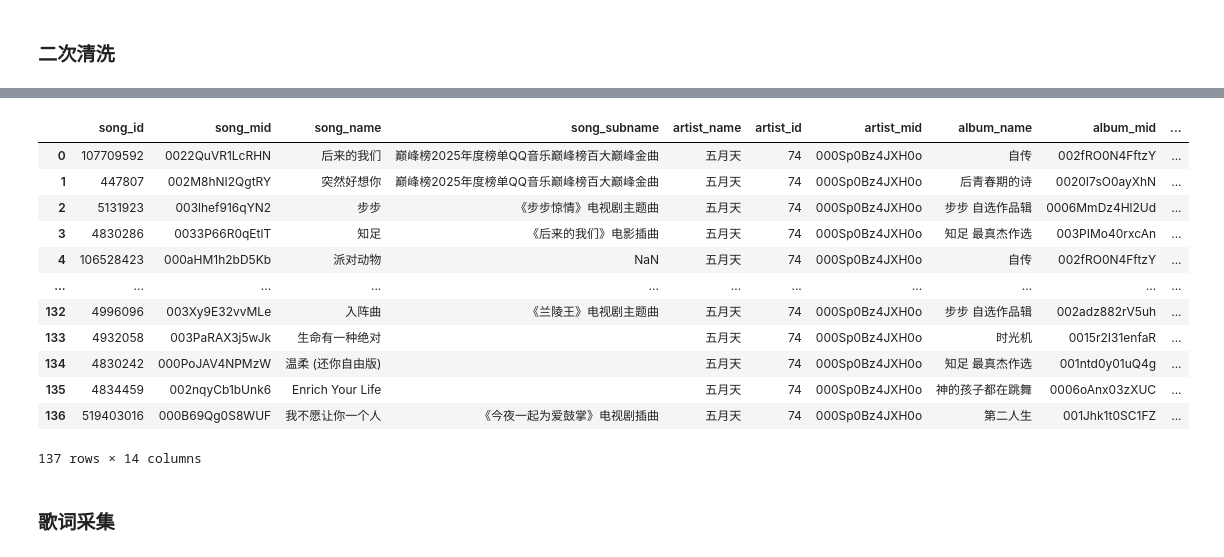
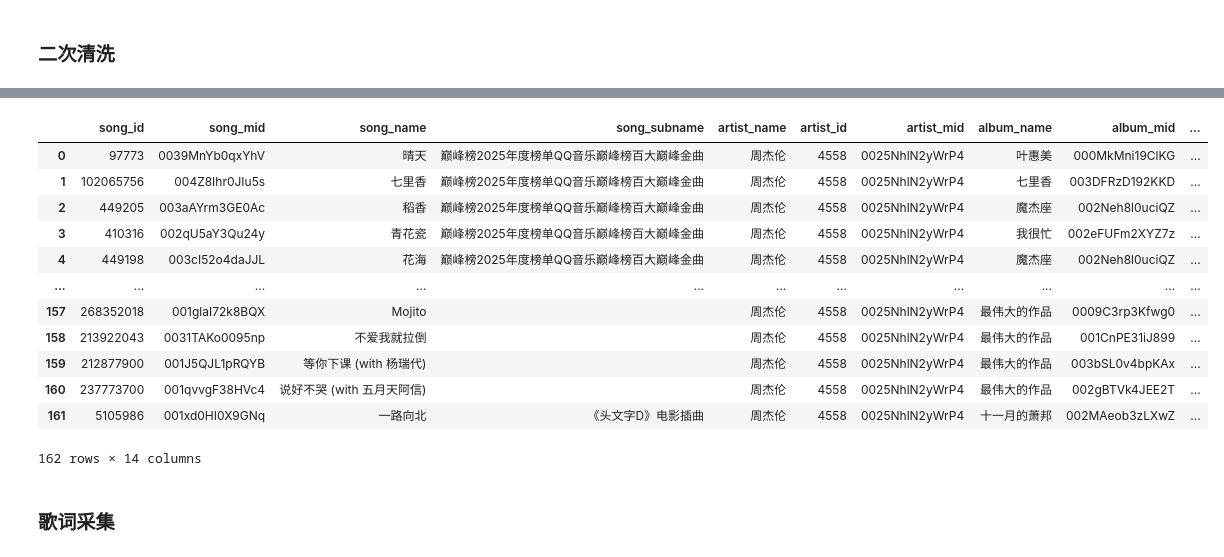
Before and after one commit to Kofi-W/net_charts, a Jupyter notebook: songs/data_crawler_qq.ipynb, the cells around one changed output, grey strips where cells are left out. Drawn from its saved outputs; the diff is of its cells as text; code cells hidden in the pictures.

```diff
--- a/songs/data_crawler_qq.ipynb
+++ b/songs/data_crawler_qq.ipynb
@@ -549,14 +2160,13 @@ song_data_raw_read = df_song_data_raw_read.to_dict(orient='records')
 # 曲目筛选，按专辑
 # 周杰伦
 album_list = [
-    "Jay", "范特西", "八度空间", "叶惠美", "七里香", "十一月的肖邦", "依然范特西", "我很忙", "魔杰座", "跨时代",
-    "惊叹号", "十二新作", "哎哟，不错哦", "周杰伦的床边故事", "最伟大的作品"
+    "Jay", "范特西", "八度空间", "叶惠美", "七里香", "十一月的萧邦", "依然范特西", "我很忙", "魔杰座", "跨时代", "惊叹号", "十二新作", "周杰伦的床边故事", "最伟大的作品", "哎呦，不错哦"
 ]
 # 五月天
-album_list = [
-    '第一张创作专辑', '爱情万岁', '人生海海', '时光机', '神的孩子都在跳舞', '为爱而生', '后青春期的诗',
-    '第二人生（明日版）', '第二人生（末日版）', '自传', '知足 最真杰作选', '步步 自选作品辑 the Best of 1999-2013'
-]
+# album_list = [
+#     '第一张创作专辑', '爱情万岁', '人生海海', '时光机', '神的孩子都在跳舞', '为爱而生', '后青春期的诗',
+#     '第二人生（明日版）', '第二人生（末日版）', '自传', '知足 最真杰作选', '步步 自选作品辑 the Best of 1999-2013'
+# ]
 song_data_filted = filter_album_songs(singger, song_data_raw_read, album_list)
 # %%
 len(song_data_filted)
@@ -618,10 +2236,10 @@ song_data_cleared_1[song_data_cleared_1['album_name'] == album_list_to_fix[0]]
 # %%
 # 补充歌曲，并修改专辑信息
 # 周杰伦
-songs_list_to_add = ['说好不哭', '不爱我就拉倒', 'Mojito', '等你下课', '我是如此相信', '英雄']
+songs_dict_to_add = {'说好不哭 (with 五月天阿信)' : '最伟大的作品', '不爱我就拉倒': '最伟大的作品', 'Mojito': '最伟大的作品', '等你下课 (with 杨瑞代)': '最伟大的作品', '我是如此相信': '最伟大的作品', '英雄': '周杰伦的床边故事', '一路向北': '十一月的萧邦'}
 # 五月天
-songs_dict_to_add = {'生命有一种绝对': '时光机', 'Enrich Your Life': '神的孩子都在跳舞', '垃圾车 (朋友版)': '神的孩子都在跳舞', '温柔 (还你自由版)': '知足 最真杰作选', '入阵曲': '步步 自选作品辑 the Best of 1999-2013', '离开地球表面': '步步 自选作品辑 the Best of 1999-2013', 'OAOA (丢掉名字性别)': '第二人生（末日版）', '我不愿让你一个人': '第二人生（末日版）'}
-for i in song_data_raw:
+# songs_dict_to_add = {'生命有一种绝对': '时光机', 'Enrich Your Life': '神的孩子都在跳舞', '垃圾车 (朋友版)': '神的孩子都在跳舞', '温柔 (还你自由版)': '知足 最真杰作选', '入阵曲': '步步 自选作品辑 the Best of 1999-2013', '离开地球表面': '步步 自选作品辑 the Best of 1999-2013', 'OAOA (丢掉名字性别)': '第二人生（末日版）', '我不愿让你一个人': '第二人生（末日版）'}
+for i in song_data_raw_read:
     if i['song_name'] in songs_dict_to_add.keys():
         print(i)
 # %% [output]
@@ -718,7 +2336,25 @@ songs_to_add = [{
     'album_mid': '002gBTVk4JEE2T',
     'duration': 222,
     'publish_time': 1568646000
+}, {
+    'song_id': 5105986,
+    'song_mid': '001xd0HI0X9GNq',
+    'song_name': '一路向北',
+    'song_subname': '《头文字D》电影插曲',
+    'artist_name': '周杰伦',
+    'artist_id': 4558,
+    'artist_mid': '0025NhlN2yWrP4',
+    'album_name': 'J III MP3 Player',
+    'album_id': 14311,
+    'album_mid': '002MAeob3zLXwZ',
+    'duration': 294,
+    'publish_time': 1119542400
 }]
+# 修改专辑名称
+songs_to_add_fixed = []
+for song in songs_to_add:
+    song['album_name'] = songs_dict_to_add[song['song_name']]
+    songs_to_add_fixed.append(song)
 # %%
 # 五月天
 songs_to_add = [
@@ -850,8 +2488,8 @@ len(song_data_filted)
 ### 二次清洗
 # %%
 # song_data_filted.extend(songs_to_add)
-# 五月天歌曲名使用原始歌曲名
-song_data_cleared_2 = clear_song_data(song_data_filted, is_use_raw_song_name=True)
+# 五月天歌曲名使用原始歌曲名，其他则为is_use_raw_song_name=False
+song_data_cleared_2 = clear_song_data(song_data_filted, is_use_raw_song_name=False)
 song_data_cleared_2
 # %% [output]
 |  | song_id | song_mid | song_name | song_subname | artist_name | artist_id | artist_mid | album_name | album_id | ... |
@@ -931,20 +2540,20 @@ song_data_cleared
 # %%
-song_data_cleared_final = clear_album_data(song_data_cleared)
+song_data_cleared_final = clear_album_data(song_data_cleared_2)
 song_data_cleared_final
 # %% [output]
 |  | song_id | song_mid | song_name | song_subname | artist_name | artist_id | artist_mid | album_name | album_mid | ... |
-| 0 | 107709592 | 0022QuVR1LcRHN | 后来的我们 | 巅峰榜2025年度榜单QQ音乐巅峰榜百大巅峰金曲 | 五月天 | 74 | 000Sp0Bz4JXH0o | 自传 | 002fRO0N4FftzY | ... |
-| 1 | 447807 | 002M8hNI2QgtRY | 突然好想你 | 巅峰榜2025年度榜单QQ音乐巅峰榜百大巅峰金曲 | 五月天 | 74 | 000Sp0Bz4JXH0o | 后青春期的诗 | 0020I7sO0ayXhN | ... |
-| 2 | 5131923 | 003lhef916qYN2 | 步步 | 《步步惊情》电视剧主题曲 | 五月天 | 74 | 000Sp0Bz4JXH0o | 步步 自选作品辑 | 0006MmDz4Hl2Ud | ... |
-| 3 | 4830286 | 0033P66R0qEtlT | 知足 | 《后来的我们》电影插曲 | 五月天 | 74 | 000Sp0Bz4JXH0o | 知足 最真杰作选 | 003PIMo40rxcAn | ... |
-| 4 | 106528423 | 000aHM1h2bD5Kb | 派对动物 | NaN | 五月天 | 74 | 000Sp0Bz4JXH0o | 自传 | 002fRO0N4FftzY | ... |
+| 0 | 97773 | 0039MnYb0qxYhV | 晴天 | 巅峰榜2025年度榜单QQ音乐巅峰榜百大巅峰金曲 | 周杰伦 | 4558 | 0025NhlN2yWrP4 | 叶惠美 | 000MkMni19ClKG | ... |
+| 1 | 102065756 | 004Z8Ihr0JIu5s | 七里香 | 巅峰榜2025年度榜单QQ音乐巅峰榜百大巅峰金曲 | 周杰伦 | 4558 | 0025NhlN2yWrP4 | 七里香 | 003DFRzD192KKD | ... |
+| 2 | 449205 | 003aAYrm3GE0Ac | 稻香 | 巅峰榜2025年度榜单QQ音乐巅峰榜百大巅峰金曲 | 周杰伦 | 4558 | 0025NhlN2yWrP4 | 魔杰座 | 002Neh8l0uciQZ | ... |
+| 3 | 410316 | 002qU5aY3Qu24y | 青花瓷 | 巅峰榜2025年度榜单QQ音乐巅峰榜百大巅峰金曲 | 周杰伦 | 4558 | 0025NhlN2yWrP4 | 我很忙 | 002eFUFm2XYZ7z | ... |
+| 4 | 449198 | 003cI52o4daJJL | 花海 | 巅峰榜2025年度榜单QQ音乐巅峰榜百大巅峰金曲 | 周杰伦 | 4558 | 0025NhlN2yWrP4 | 魔杰座 | 002Neh8l0uciQZ | ... |
 | ... | ... | ... | ... | ... | ... | ... | ... | ... | ... | ... |
-| 132 | 4996096 | 003Xy9E32vvMLe | 入阵曲 | 《兰陵王》电视剧主题曲 | 五月天 | 74 | 000Sp0Bz4JXH0o | 步步 自选作品辑 | 002adz882rV5uh | ... |
-| 133 | 4932058 | 003PaRAX3j5wJk | 生命有一种绝对 |  | 五月天 | 74 | 000Sp0Bz4JXH0o | 时光机 | 0015r2I31enfaR | ... |
-| 134 | 4830242 | 000PoJAV4NPMzW | 温柔 (还你自由版) |  | 五月天 | 74 | 000Sp0Bz4JXH0o | 知足 最真杰作选 | 001ntd0y01uQ4g | ... |
-| 135 | 4834459 | 002nqyCb1bUnk6 | Enrich Your Life |  | 五月天 | 74 | 000Sp0Bz4JXH0o | 神的孩子都在跳舞 | 0006oAnx03zXUC | ... |
-| 136 | 519403016 | 000B69Qg0S8WUF | 我不愿让你一个人 | 《今夜一起为爱鼓掌》电视剧插曲 | 五月天 | 74 | 000Sp0Bz4JXH0o | 第二人生 | 001Jhk1t0SC1FZ | ... |
+| 157 | 268352018 | 001glaI72k8BQX | Mojito |  | 周杰伦 | 4558 | 0025NhlN2yWrP4 | 最伟大的作品 | 0009C3rp3Kfwg0 | ... |
+| 158 | 213922043 | 0031TAKo0095np | 不爱我就拉倒 |  | 周杰伦 | 4558 | 0025NhlN2yWrP4 | 最伟大的作品 | 001CnPE31iJ899 | ... |
+| 159 | 212877900 | 001J5QJL1pRQYB | 等你下课 (with 杨瑞代) |  | 周杰伦 | 4558 | 0025NhlN2yWrP4 | 最伟大的作品 | 003bSL0v4bpKAx | ... |
+| 160 | 237773700 | 001qvvgF38HVc4 | 说好不哭 (with 五月天阿信) |  | 周杰伦 | 4558 | 0025NhlN2yWrP4 | 最伟大的作品 | 002gBTVk4JEE2T | ... |
+| 161 | 5105986 | 001xd0HI0X9GNq | 一路向北 | 《头文字D》电影插曲 | 周杰伦 | 4558 | 0025NhlN2yWrP4 | 十一月的萧邦 | 002MAeob3zLXwZ | ... |
-137 rows × 14 columns
+162 rows × 14 columns
 # %%
 song_data_cleared_final.to_csv(file_path_prefix + 'cleared_song_data.csv', index=False)
 # %% [markdown]
```
Also changed, not shown: parts of 59 cells of this notebook, 31 other files.
